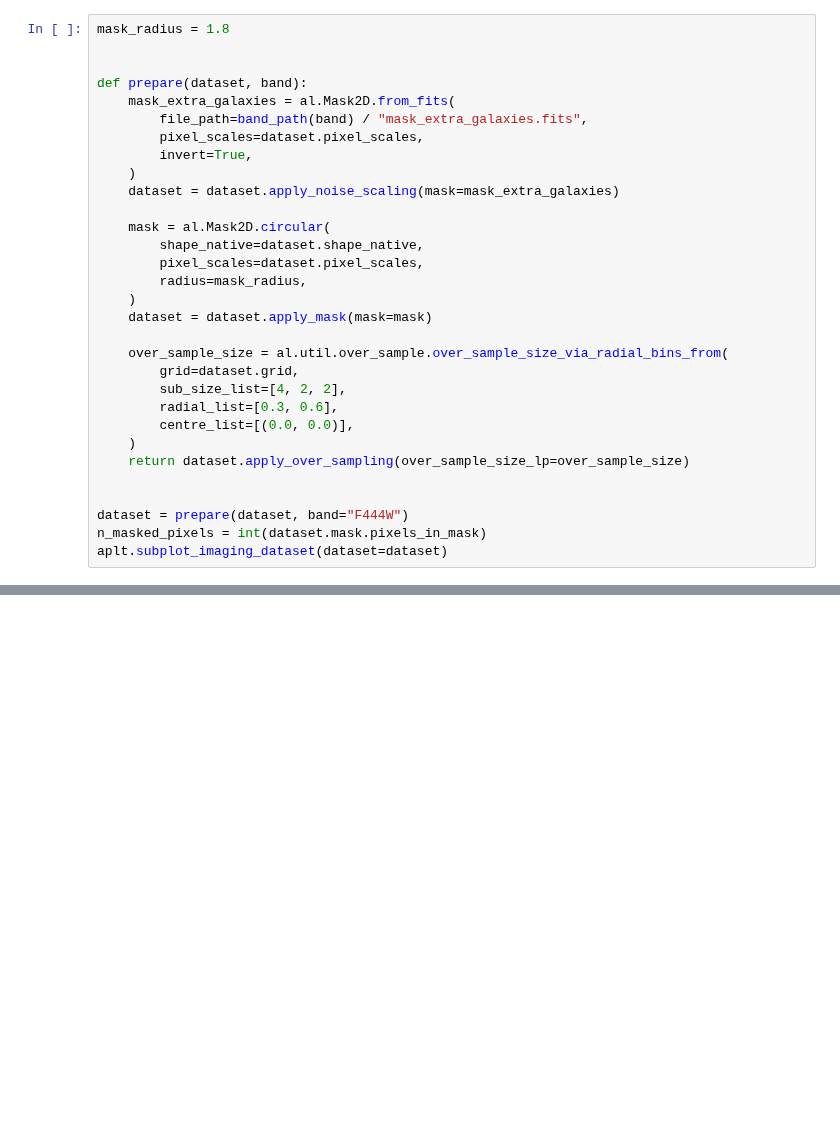
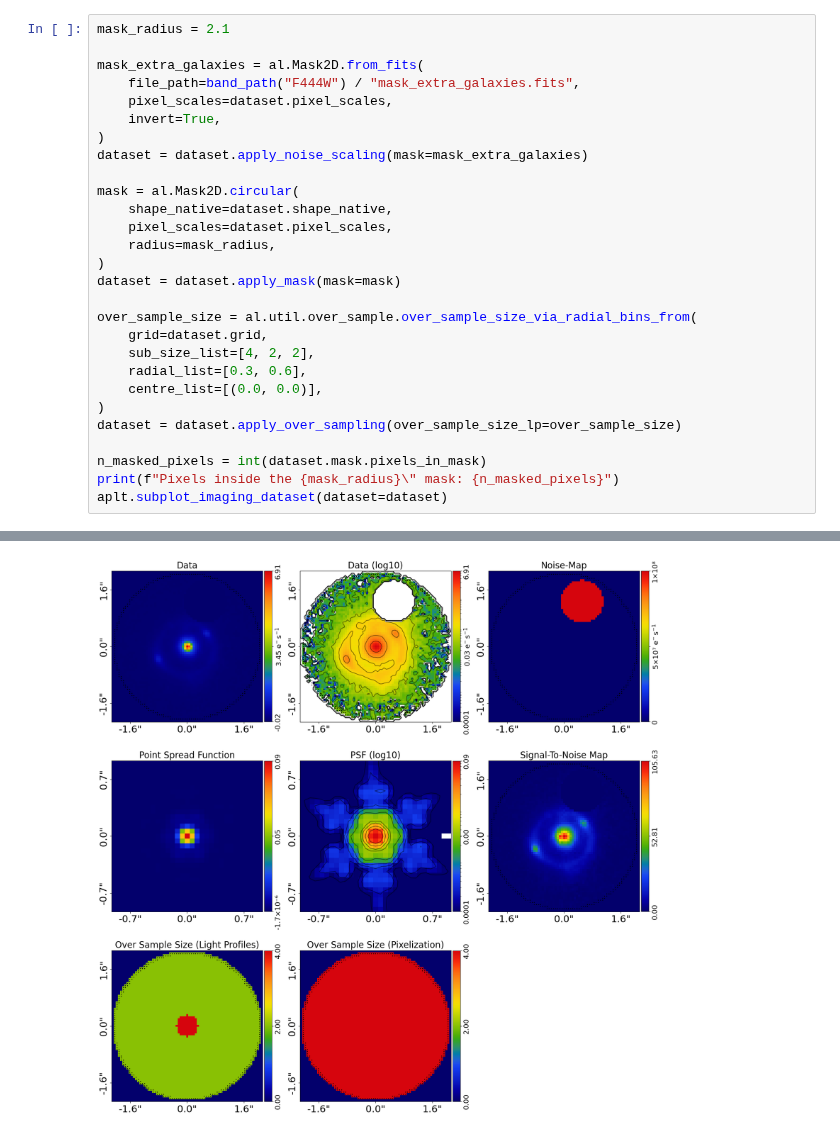
Before and after one commit to PyAutoLabs/autolens_assistant, a Jupyter notebook: docs/colab/cosmos_web_ring_colab.ipynb, the cells around one changed output, grey strips where cells are left out. Drawn from its saved outputs; the diff is of its cells as text; blank space fills up the shorter version.

```diff
--- a/docs/colab/cosmos_web_ring_colab.ipynb
+++ b/docs/colab/cosmos_web_ring_colab.ipynb
@@ -225,31 +275,29 @@ sub-pixels within 0.3" of the centre and 2×2 beyond. These mirror the assistant
 # %%
-mask_radius = 1.8
+mask_radius = 2.1
 
+mask_extra_galaxies = al.Mask2D.from_fits(
+    file_path=band_path("F444W") / "mask_extra_galaxies.fits",
+    pixel_scales=dataset.pixel_scales,
+    invert=True,
+)
+dataset = dataset.apply_noise_scaling(mask=mask_extra_galaxies)
 
-def prepare(dataset, band):
-    mask_extra_galaxies = al.Mask2D.from_fits(
-        file_path=band_path(band) / "mask_extra_galaxies.fits",
-        pixel_scales=dataset.pixel_scales,
-        invert=True,
-    )
-    dataset = dataset.apply_noise_scaling(mask=mask_extra_galaxies)
+mask = al.Mask2D.circular(
+    shape_native=dataset.shape_native,
+    pixel_scales=dataset.pixel_scales,
+    radius=mask_radius,
+)
+dataset = dataset.apply_mask(mask=mask)
 
-    mask = al.Mask2D.circular(
-        shape_native=dataset.shape_native,
-        pixel_scales=dataset.pixel_scales,
-        radius=mask_radius,
-    )
-    dataset = dataset.apply_mask(mask=mask)
+over_sample_size = al.util.over_sample.over_sample_size_via_radial_bins_from(
+    grid=dataset.grid,
+    sub_size_list=[4, 2, 2],
+    radial_list=[0.3, 0.6],
+    centre_list=[(0.0, 0.0)],
+)
+dataset = dataset.apply_over_sampling(over_sample_size_lp=over_sample_size)
 
-    over_sample_size = al.util.over_sample.over_sample_size_via_radial_bins_from(
-        grid=dataset.grid,
-        sub_size_list=[4, 2, 2],
-        radial_list=[0.3, 0.6],
-        centre_list=[(0.0, 0.0)],
-    )
-    return dataset.apply_over_sampling(over_sample_size_lp=over_sample_size)
-
-
-dataset = prepare(dataset, band="F444W")
 n_masked_pixels = int(dataset.mask.pixels_in_mask)
+print(f"Pixels inside the {mask_radius}\" mask: {n_masked_pixels}")
 aplt.subplot_imaging_dataset(dataset=dataset)
+# %% [output]
@@ -256,3 +307,4 @@ aplt.subplot_imaging_dataset(dataset=dataset)
+[figure, added]
 # %% [markdown]
 Ask Gemini: "Why do astronomers mask out neighbouring galaxies before fitting a model to an image?"
 
```
Also changed, not shown: parts of 33 cells of this notebook, 5 other files.
